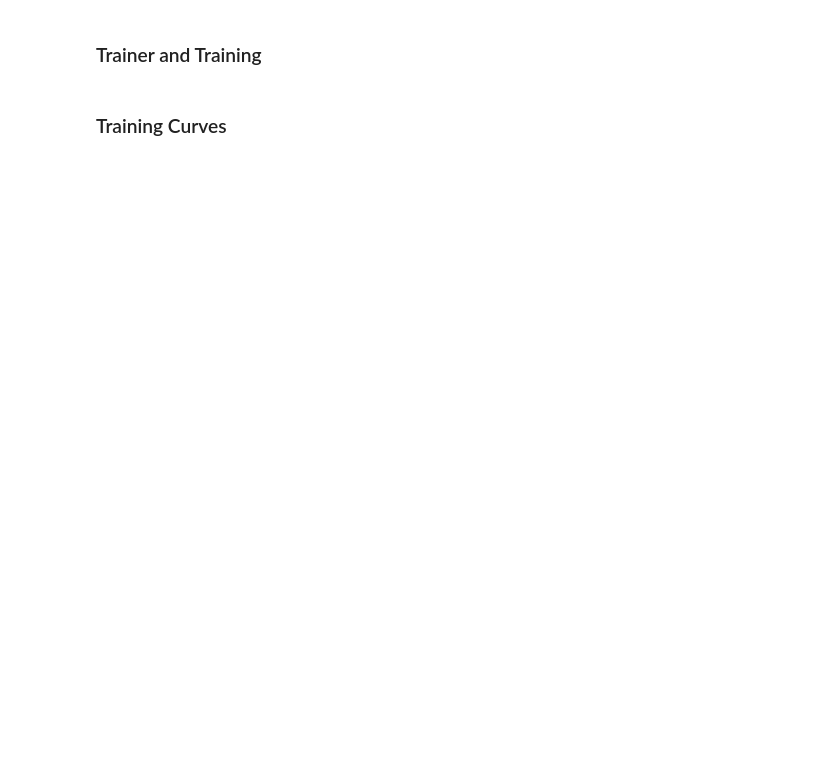
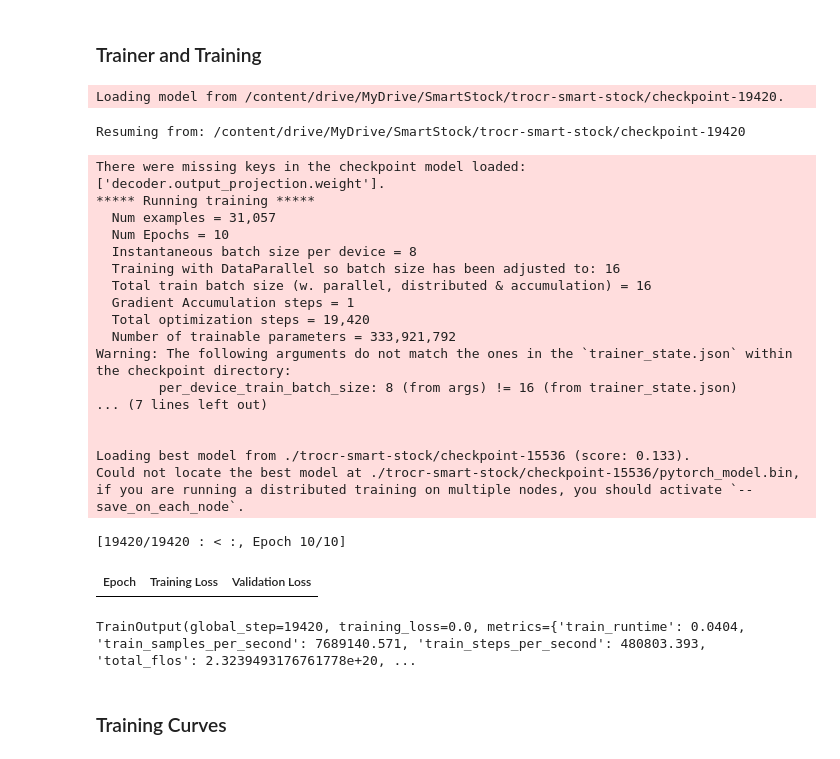
Before and after one commit to Maaz-x14/Smart-Stock, a Jupyter notebook: ml_service/ocr/colab_trocr.ipynb, the cells around one changed output. Drawn from its saved outputs; the diff is of its cells as text; code cells hidden in the pictures; blank space fills up the shorter version.

```diff
--- a/ml_service/ocr/colab_trocr.ipynb
+++ b/ml_service/ocr/colab_trocr.ipynb
@@ -345,7 +361,12 @@ print(f"Train: {len(train_dataset)} | Val: {len(val_dataset)} | Test: {len(test_
 # %%
 from transformers import VisionEncoderDecoderModel, GenerationConfig
 
-model = VisionEncoderDecoderModel.from_pretrained("microsoft/trocr-base-printed")
+# model = VisionEncoderDecoderModel.from_pretrained("microsoft/trocr-base-printed")
+model = VisionEncoderDecoderModel.from_pretrained(
+    "/content/drive/MyDrive/SmartStock/trocr-smart-stock-best"
+)
+
+# /content/smart-stock-dataset/trocr-smart-stock/checkpoint-17478
 
 # Required decoder config
 model.config.decoder_start_token_id = processor.tokenizer.cls_token_id
@@ -437,50 +465,68 @@ def compute_metrics(pred):
 # %%
 import torch
 from transformers import Seq2SeqTrainer
-from pathlib import Path
 
 def collate_fn(batch):
     """
     Custom collator for TrOCR.
     pixel_values and labels are tensors returned directly by TrOCRDataset.__getitem__.
     torch.stack combines them into batches.
     """
     pixel_values = torch.stack([item["pixel_values"] for item in batch])
     labels       = torch.stack([item["labels"]       for item in batch])
     return {"pixel_values": pixel_values, "labels": labels}
 
 trainer = Seq2SeqTrainer(
     model=model,
     args=training_args,
     train_dataset=train_dataset,
     eval_dataset=val_dataset,
     data_collator=collate_fn,
     compute_metrics=compute_metrics,
 )
 
 # Resume from checkpoint — checks Kaggle input dataset first, then local working dir
 # Checkpoints saved inside smart-stock-dataset (same dataset as the line-crop dataset)
-CHECKPOINT_DRIVE  = Path("/content/drive/MyDrive/SmartStock/trocr-smart-stock")
-CHECKPOINT_KAGGLE = Path("/content/smart-stock-dataset/trocr-smart-stock")
+# CHECKPOINT_INPUT = Path("/kaggle/input/datasets/maazahmad69/smart-stock-dataset/trocr-smart-stock")
+CHECKPOINT_INPUT = Path("/content/drive/MyDrive/SmartStock/trocr-smart-stock-best")
 
-if CHECKPOINT_DRIVE.exists() and any(CHECKPOINT_DRIVE.glob("checkpoint-*")):
-    checkpoint_dir = CHECKPOINT_DRIVE
-    print("Using Drive checkpoints")
-elif CHECKPOINT_KAGGLE.exists() and any(CHECKPOINT_KAGGLE.glob("checkpoint-*")):
-    checkpoint_dir = CHECKPOINT_KAGGLE
-    print("Using Kaggle-downloaded checkpoints")
-else:
-    checkpoint_dir = None
+checkpoint_dir   = CHECKPOINT_INPUT if CHECKPOINT_INPUT.exists() else Path("./trocr-smart-stock")
 
-if checkpoint_dir:
-    checkpoints = sorted(checkpoint_dir.glob("checkpoint-*"))
-    resume_from = str(checkpoints[-1])
+checkpoints = sorted(checkpoint_dir.glob("checkpoint-*")) if checkpoint_dir.exists() else []
+# resume_from = str(checkpoints[-1]) if checkpoints else None
+
+# resume_from = "/content/smart-stock-dataset/trocr-smart-stock/checkpoint-17478"
+resume_from = "/content/drive/MyDrive/SmartStock/trocr-smart-stock/checkpoint-19420"
+
+if resume_from:
     print(f"Resuming from: {resume_from}")
 else:
-    resume_from = None
     print("No checkpoint found — training from scratch")
 
 trainer.train(resume_from_checkpoint=resume_from)
+# %% [output]
+Loading model from /content/drive/MyDrive/SmartStock/trocr-smart-stock/checkpoint-19420.
+Resuming from: /content/drive/MyDrive/SmartStock/trocr-smart-stock/checkpoint-19420
+There were missing keys in the checkpoint model loaded: ['decoder.output_projection.weight'].
+***** Running training *****
+  Num examples = 31,057
+  Num Epochs = 10
+  Instantaneous batch size per device = 8
+  Training with DataParallel so batch size has been adjusted to: 16
+  Total train batch size (w. parallel, distributed & accumulation) = 16
+  Gradient Accumulation steps = 1
+  Total optimization steps = 19,420
+  Number of trainable parameters = 333,921,792
+Warning: The following arguments do not match the ones in the `trainer_state.json` within the checkpoint directory:
+        per_device_train_batch_size: 8 (from args) != 16 (from trainer_state.json)
+... (7 lines left out)
+
+
+Loading best model from ./trocr-smart-stock/checkpoint-15536 (score: 0.133).
+Could not locate the best model at ./trocr-smart-stock/checkpoint-15536/pytorch_model.bin, if you are running a distributed training on multiple nodes, you should activate `--save_on_each_node`.
+[19420/19420 : < :, Epoch 10/10]
+| Epoch | Training Loss | Validation Loss |
+TrainOutput(global_step=19420, training_loss=0.0, metrics={'train_runtime': 0.0404, 'train_samples_per_second': 7689140.571, 'train_steps_per_second': 480803.393, 'total_flos': 2.3239493176761778e+20, ...
 # %% [markdown]
 ### Training Curves
 # %%
```
Also changed, not shown: parts of 12 cells of this notebook, 1 other file.
